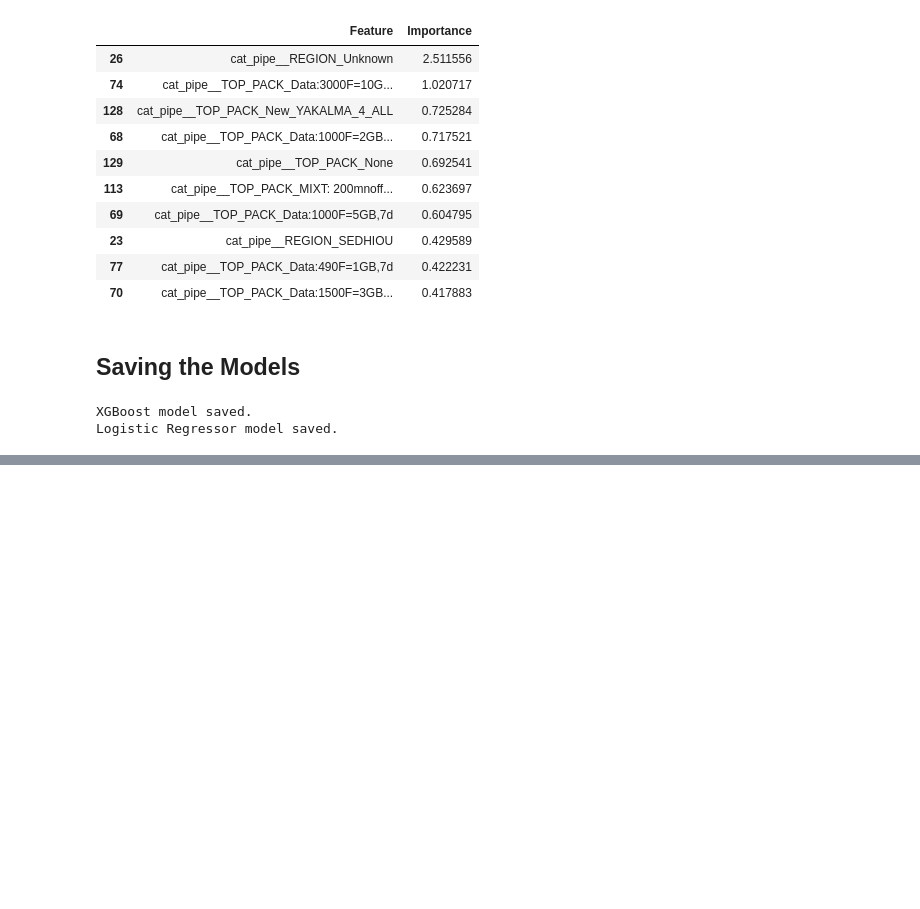
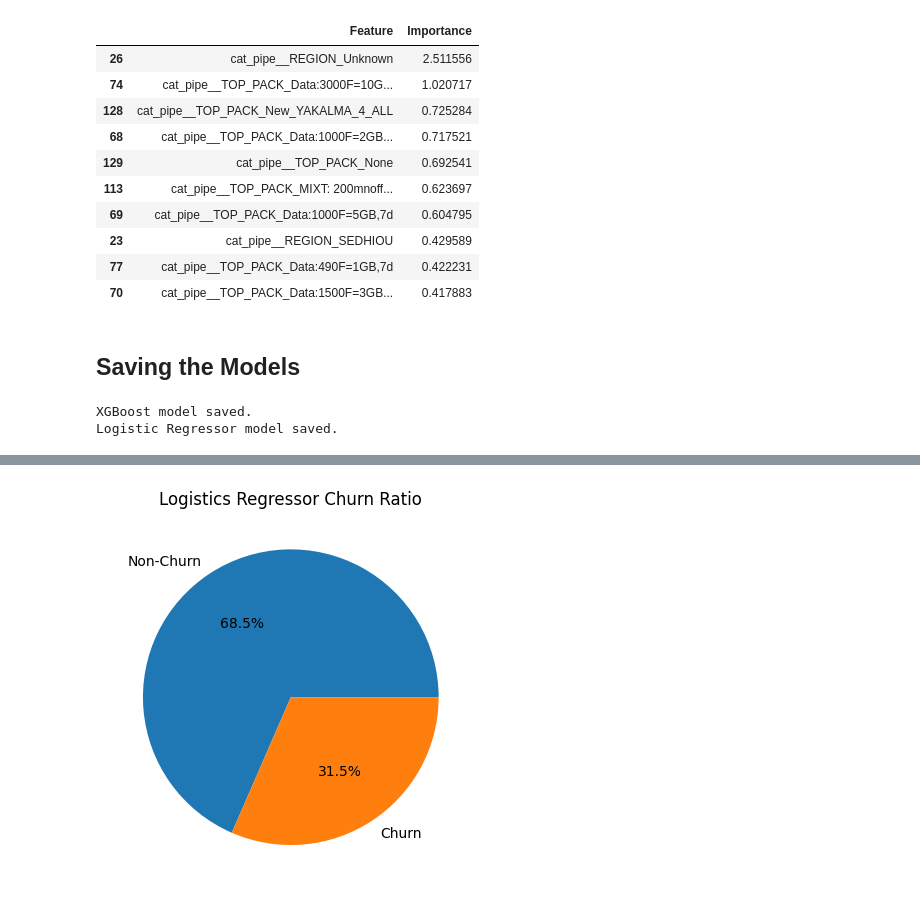
Before and after one commit to murithidenisgitobu/Customer-Churn-Prediction-Challenge-For-Azubian, a Jupyter notebook: Notebook/Notebook.ipynb, the cells around one changed output, grey strips where cells are left out. Saved outputs shown, nothing was run; the diff lists cells and outputs as text; code cells hidden in the pictures; blank space fills up the shorter version.

Commit message:
Models tested on test data

```diff
--- a/Notebook/Notebook.ipynb
+++ b/Notebook/Notebook.ipynb
@@ -1263,0 +1266,5 @@ Logistic Regressor model saved.
+# %%
+# Load test data
+test_data = pd.read_csv(r'..\Data\Test.csv')
+
+test_data.head()
@@ -1263,0 +1278,16 @@ Logistic Regressor model saved.
+# %%
+# Load Models
+xgb_model_path = os.path.join('..', 'Models Directory', 'xgb_model.joblib')
+lr_model_path = os.path.join('..', 'Models Directory', 'lr_model.joblib')
+# %%
+# Predict with lr_model_path
+lr_model = joblib.load(lr_model_path)
+lr_predictions = lr_model.predict(test_data)
+
+# Print user id vs predicted as dataframe
+lr_predictions = pd.DataFrame({
+    'User ID': test_data['user_id'],
+    'Predicted': lr_predictions
+})
+
+lr_predictions.head()
@@ -1263,0 +1301,9 @@ Logistic Regressor model saved.
+# %%
+# Pie chart of churners vs non-churners
+churn_count = lr_predictions['Predicted'].value_counts()
+
+plt.pie(churn_count, labels=['Non-Churn', 'Churn'], autopct='%1.1f%%')
+plt.title('Logistics Regressor Churn Ratio')
+plt.show()
+# %% [output]
+[figure, added]
```
Also changed, not shown: parts of 5 cells of this notebook.
